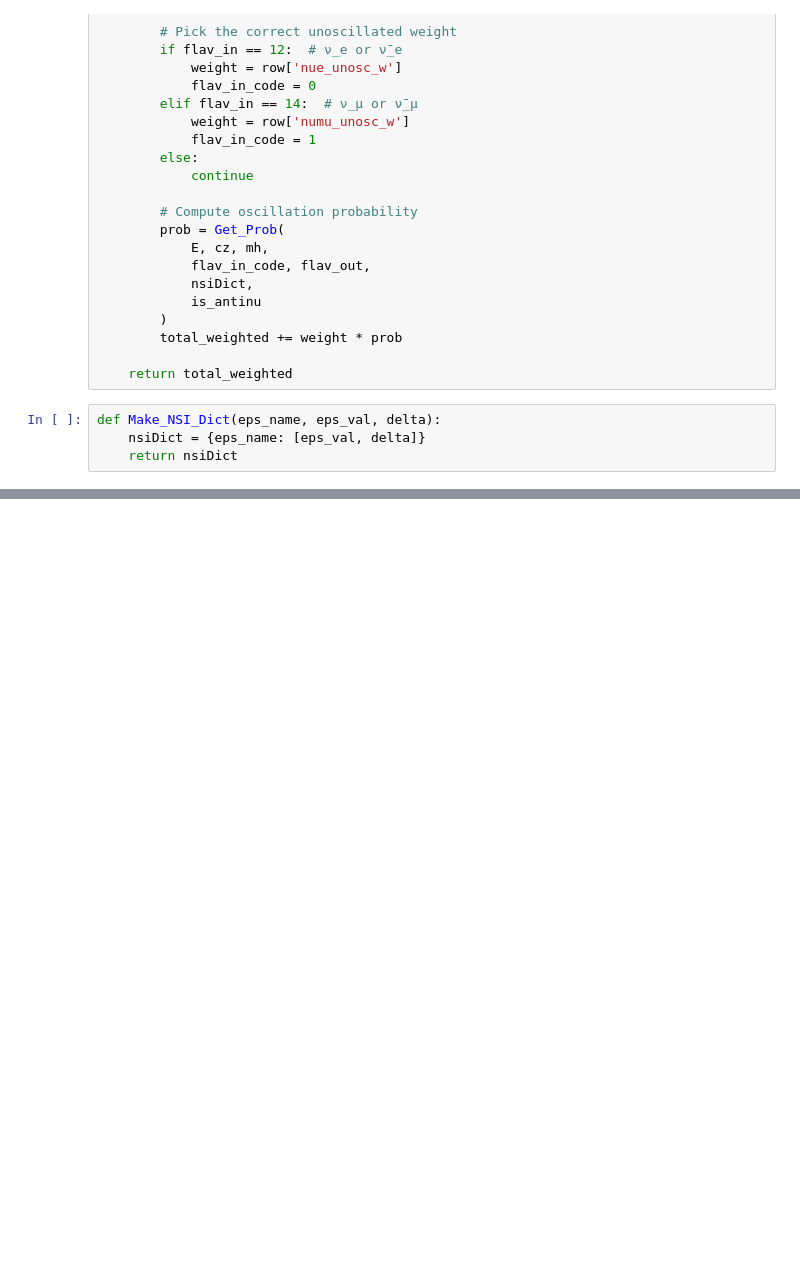
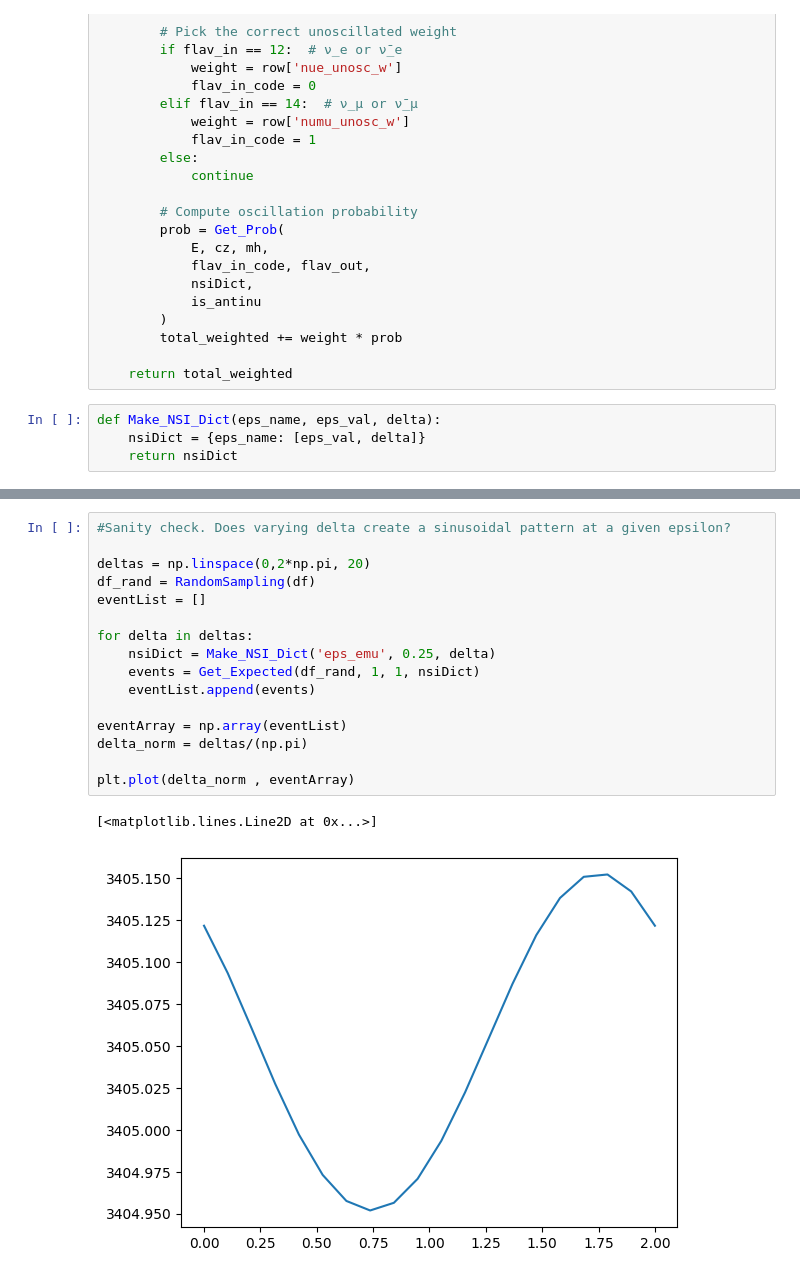
Before and after one commit to Linguist29/Koerner_Group, a Jupyter notebook: Sensitivity.ipynb, the cells around one changed output, grey strips where cells are left out. Saved outputs shown, nothing was run; the diff lists cells and outputs as text; blank space fills up the shorter version.

```diff
--- a/Sensitivity.ipynb
+++ b/Sensitivity.ipynb
@@ -149,0 +357,19 @@ ServerApp.rate_limit_window=3.0 (secs)
+# %%
+#Sanity check. Does varying delta create a sinusoidal pattern at a given epsilon?
+
+deltas = np.linspace(0,2*np.pi, 20)
+df_rand = RandomSampling(df)
+eventList = []
+
+for delta in deltas:
+    nsiDict = Make_NSI_Dict('eps_emu', 0.25, delta)
+    events = Get_Expected(df_rand, 1, 1, nsiDict)
+    eventList.append(events)
+
+eventArray = np.array(eventList)
+delta_norm = deltas/(np.pi)
+
+plt.plot(delta_norm , eventArray)
+# %% [output]
+[<matplotlib.lines.Line2D at 0x...>]
+[figure, added]
```
Also changed, not shown: parts of 4 cells of this notebook.
